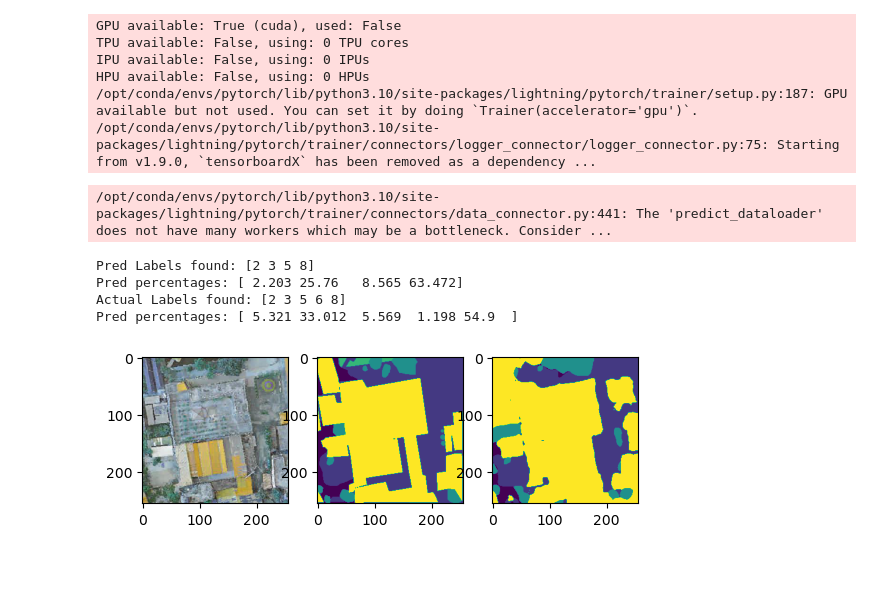
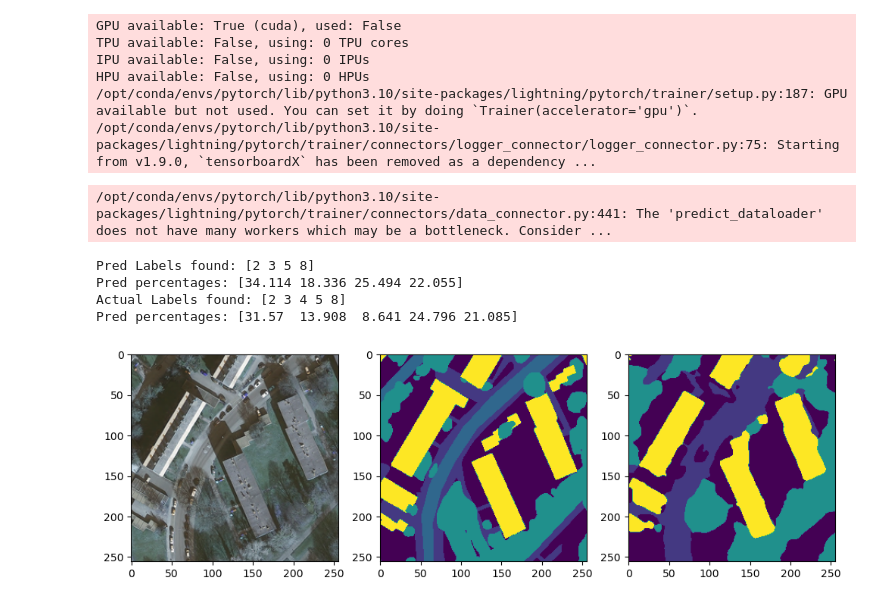
Before and after one commit to gillan-krishna/high-res-lulc, a Jupyter notebook: src/002-Predict.ipynb, the cells around one changed output. Drawn from its saved outputs; the diff is of its cells as text; code cells hidden in the pictures; blank space fills up the shorter version.

```diff
--- a/src/002-Predict.ipynb
+++ b/src/002-Predict.ipynb
@@ -14,7 +14,7 @@ from data.dataset import OEMDataset
 from torch.utils.data import DataLoader
 # %%
 map_location = {'cuda:0':'cpu'}
-ckpt_pth = glob('/home/ubuntu/hrl/high-res-lulc/.neptune/Untitled/LUL-47/checkpoints/*.ckpt')
+ckpt_pth = glob('/home/ubuntu/hrl/high-res-lulc/.neptune/Untitled/LUL-52/checkpoints/*.ckpt')
 model = LitUNet.load_from_checkpoint(checkpoint_path=ckpt_pth[0], map_location='cpu')
 trainer = Trainer(accelerator='cpu',num_nodes=1)
 # %% [output]
@@ -27,6 +27,6 @@ HPU available: False, using: 0 HPUs
 # %%
 def pred_labels(trainer, dataloader):
     preds = trainer.predict(model, dataloaders=dataloader)
-    preds = torch.argmax(softmax(input=preds[0], dim=1), dim=1).permute(1,2,0).numpy()
+    # preds = torch.argmax(preds[0], dim=1), dim=1).permute(1,2,0).numpy()
 
-    return preds
+    return preds[0]
@@ -36,8 +38,8 @@ def viz_data(image_pth):
     img_list = glob(image_pth)
     predict_loader = DataLoader(OEMDataset(img_list), batch_size=1)
     preds = pred_labels(trainer=trainer, dataloader=predict_loader)
-
-    if os.path.exists(image_pth.replace('/images/', '/labels/')):
+    plt.rcParams["figure.figsize"] = (12,4)
+    try:
         label = imread(image_pth.replace('/images/', '/labels/'))
         pl, pc= np.unique(preds, return_counts=True)
         al, ac= np.unique(label, return_counts=True)
@@ -52,7 +54,7 @@ def viz_data(image_pth):
         np.set_printoptions(precision=3, suppress=True)
         print(f'Pred percentages: {ac/np.sum(ac)*100}')
 
-    else:
+    except:
         pl, pc= np.unique(preds, return_counts=True)
         f, imx = plt.subplots(1,2)
         imx[0].imshow(img)
@@ -61,12 +63,12 @@ def viz_data(image_pth):
         np.set_printoptions(precision=3, suppress=True)
         print(f'Label percentages: {pc/np.sum(pc)*100}')
 # %%
-pred_img_path = glob('/home/ubuntu/hrl/high-res-lulc/data/processing/images/*.png')[0]
+pred_img_path = sorted(glob('/home/ubuntu/hrl/high-res-lulc/data/processing/images/*.png'))[21]
 viz_data(pred_img_path)
 # %% [output]
 /opt/conda/envs/pytorch/lib/python3.10/site-packages/lightning/pytorch/trainer/connectors/data_connector.py:441: The 'predict_dataloader' does not have many workers which may be a bottleneck. Consider ...
 Pred Labels found: [2 3 5 8]
-Pred percentages: [ 2.203 25.76   8.565 63.472]
-Actual Labels found: [2 3 5 6 8]
-Pred percentages: [ 5.321 33.012  5.569  1.198 54.9  ]
+Pred percentages: [34.114 18.336 25.494 22.055]
+Actual Labels found: [2 3 4 5 8]
+Pred percentages: [31.57  13.908  8.641 24.796 21.085]
-[figure, old version]
+[figure, new version]
```
Also changed, not shown: parts of 1 cell of this notebook, 3 other files.
